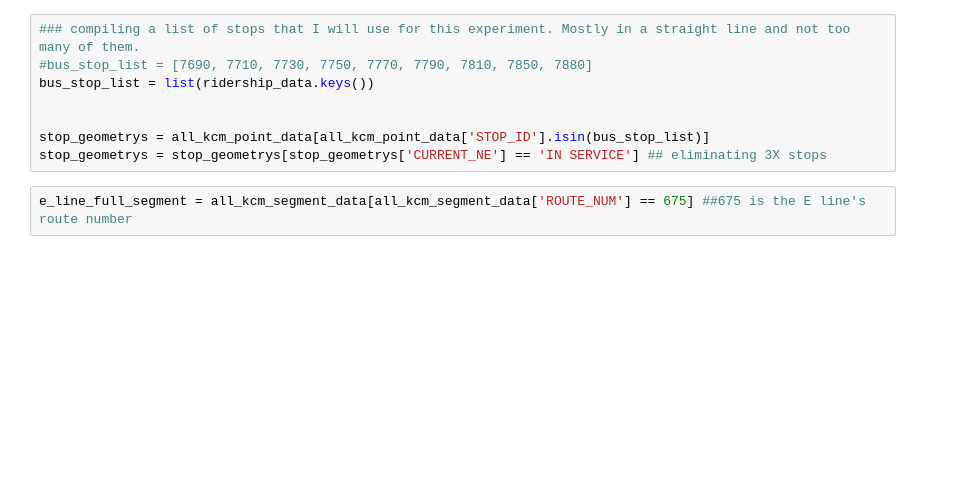
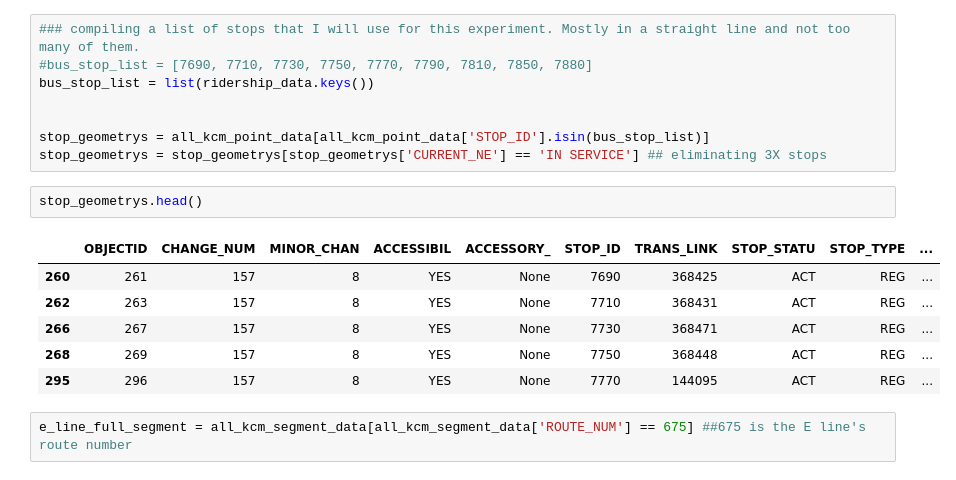
Before and after one commit to amschechter/Sankey_Overlay, a Jupyter notebook: Sankey_Overlay_Attempt.ipynb, the cells around one changed output. Saved outputs shown, nothing was run; the diff lists cells and outputs as text; blank space fills up the shorter version.

```diff
--- a/Sankey_Overlay_Attempt.ipynb
+++ b/Sankey_Overlay_Attempt.ipynb
@@ -100,6 +99,15 @@ bus_stop_list = list(ridership_data.keys())
 
 stop_geometrys = all_kcm_point_data[all_kcm_point_data['STOP_ID'].isin(bus_stop_list)]
 stop_geometrys = stop_geometrys[stop_geometrys['CURRENT_NE'] == 'IN SERVICE'] ## eliminating 3X stops
+# %%
+stop_geometrys.head()
+# %% [output]
+|  | OBJECTID | CHANGE_NUM | MINOR_CHAN | ACCESSIBIL | ACCESSORY_ | STOP_ID | TRANS_LINK | STOP_STATU | STOP_TYPE | ... |
+| 260 | 261 | 157 | 8 | YES | None | 7690 | 368425 | ACT | REG | ... |
+| 262 | 263 | 157 | 8 | YES | None | 7710 | 368431 | ACT | REG | ... |
+| 266 | 267 | 157 | 8 | YES | None | 7730 | 368471 | ACT | REG | ... |
+| 268 | 269 | 157 | 8 | YES | None | 7750 | 368448 | ACT | REG | ... |
+| 295 | 296 | 157 | 8 | YES | None | 7770 | 144095 | ACT | REG | ... |
 # %%
 e_line_full_segment = all_kcm_segment_data[all_kcm_segment_data['ROUTE_NUM'] == 675] ##675 is the E line's route number
 # %%
```
Also changed, not shown: parts of 25 cells of this notebook.
